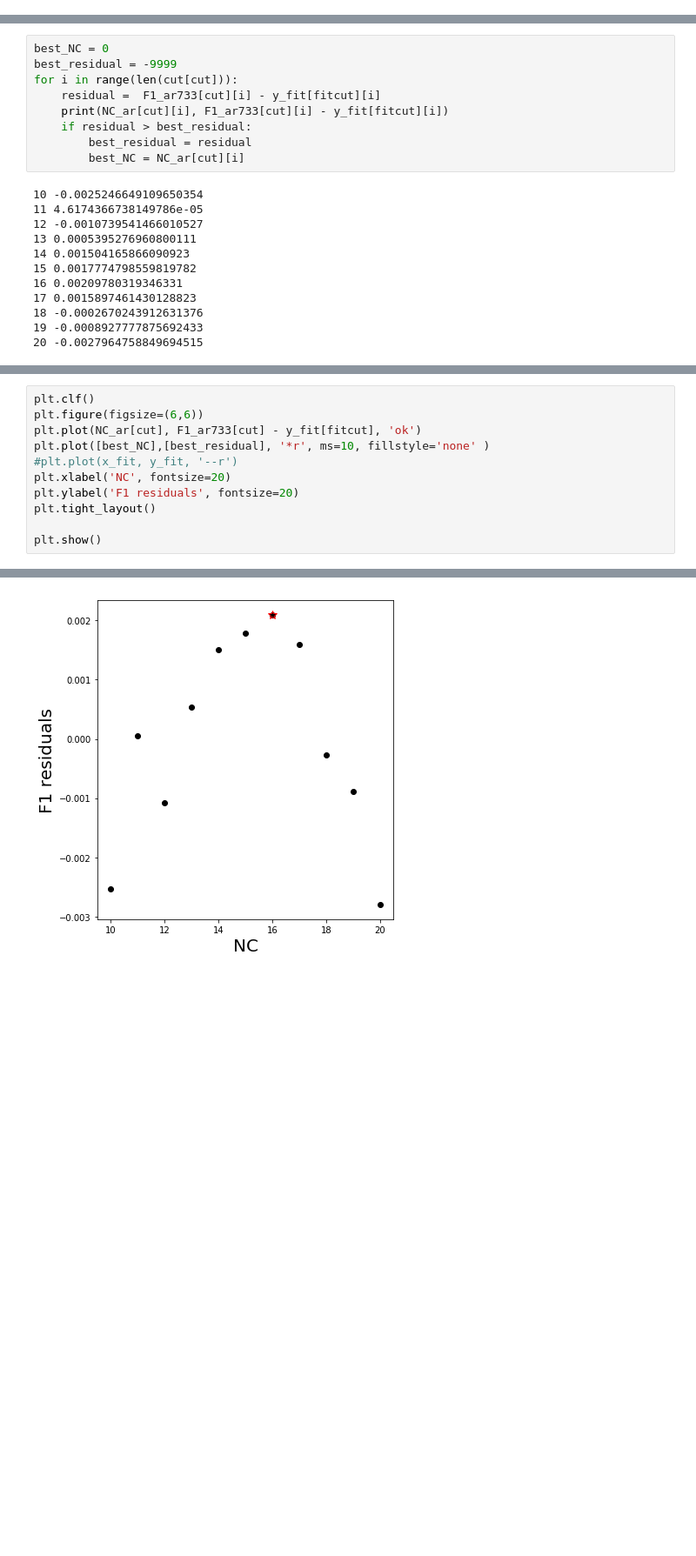
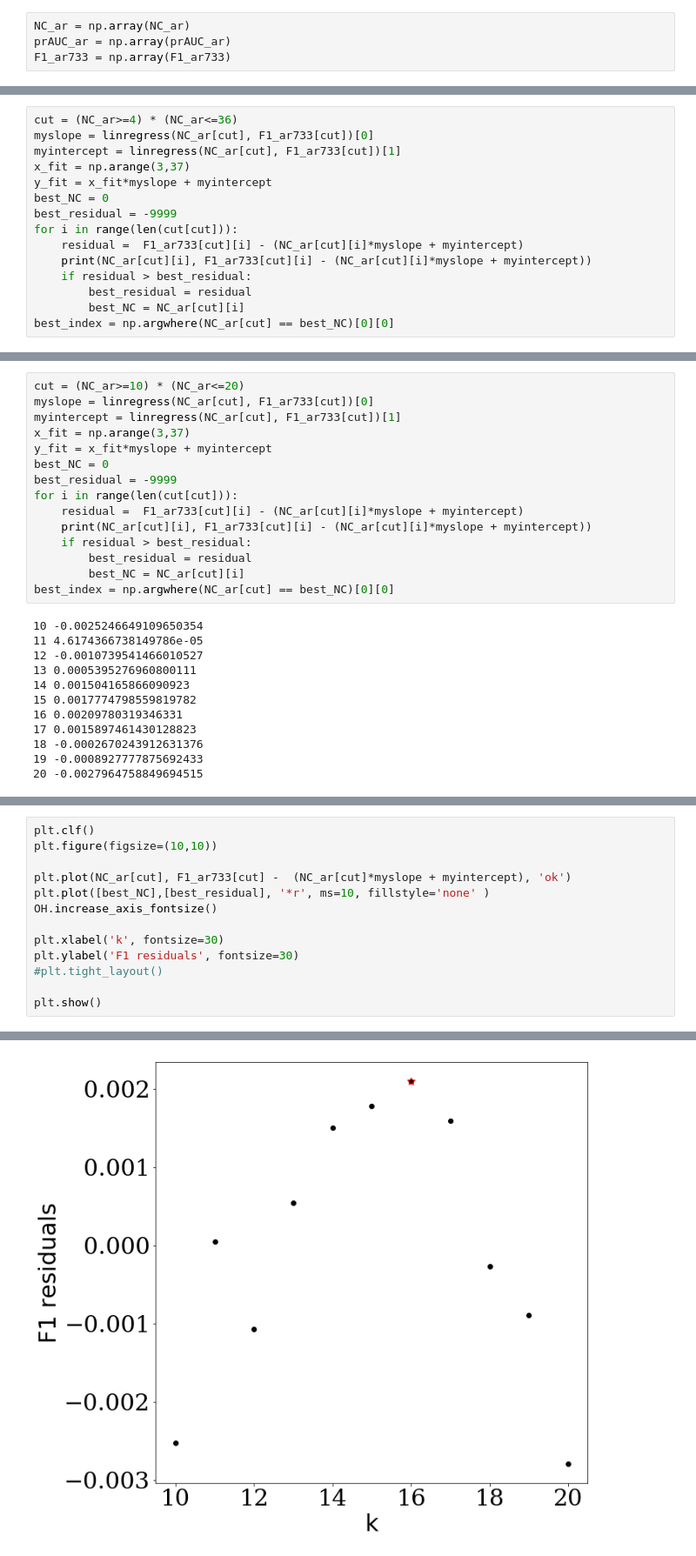
Before and after one commit to Altius/Vocabulary, a Jupyter notebook: notebooks/OONMF how we chose 16 components - unsupervised metrics.ipynb, the cells around one changed output, grey strips where cells are left out. Shown at 87% size. Saved outputs shown, nothing was run; the diff lists cells and outputs as text; blank space fills up the shorter version.

```diff
--- a/notebooks/OONMF how we chose 16 components - unsupervised metrics.ipynb
+++ b/notebooks/OONMF how we chose 16 components - unsupervised metrics.ipynb
@@ -140,0 +132,4 @@ fitcut = (x_fit>=10) * (x_fit<=20)
+# %%
+NC_ar = np.array(NC_ar)
+prAUC_ar = np.array(prAUC_ar)
+F1_ar733 = np.array(F1_ar733)
@@ -140,0 +234,15 @@ fitcut = (x_fit>=10) * (x_fit<=20)
+# %%
+cut = (NC_ar>=4) * (NC_ar<=36)
+myslope = linregress(NC_ar[cut], F1_ar733[cut])[0]
+myintercept = linregress(NC_ar[cut], F1_ar733[cut])[1]
+x_fit = np.arange(3,37)
+y_fit = x_fit*myslope + myintercept
+best_NC = 0
+best_residual = -9999
+for i in range(len(cut[cut])):
+    residual =  F1_ar733[cut][i] - (NC_ar[cut][i]*myslope + myintercept)
+    print(NC_ar[cut][i], F1_ar733[cut][i] - (NC_ar[cut][i]*myslope + myintercept))
+    if residual > best_residual:
+        best_residual = residual
+        best_NC = NC_ar[cut][i]
+best_index = np.argwhere(NC_ar[cut] == best_NC)[0][0]
@@ -154,12 +285,18 @@ plt.show()
 # %%
+cut = (NC_ar>=10) * (NC_ar<=20)
+myslope = linregress(NC_ar[cut], F1_ar733[cut])[0]
+myintercept = linregress(NC_ar[cut], F1_ar733[cut])[1]
+x_fit = np.arange(3,37)
+y_fit = x_fit*myslope + myintercept
 best_NC = 0
 best_residual = -9999
 for i in range(len(cut[cut])):
-    residual =  F1_ar733[cut][i] - y_fit[fitcut][i]
-    print(NC_ar[cut][i], F1_ar733[cut][i] - y_fit[fitcut][i])
+    residual =  F1_ar733[cut][i] - (NC_ar[cut][i]*myslope + myintercept)
+    print(NC_ar[cut][i], F1_ar733[cut][i] - (NC_ar[cut][i]*myslope + myintercept))
     if residual > best_residual:
         best_residual = residual
         best_NC = NC_ar[cut][i]
+best_index = np.argwhere(NC_ar[cut] == best_NC)[0][0]
 # %% [output]
 10 -0.0025246649109650354
 11 4.6174366738149786e-05
@@ -183,14 +312,16 @@ best_residual
 # %%
 plt.clf()
-plt.figure(figsize=(6,6))
-plt.plot(NC_ar[cut], F1_ar733[cut] - y_fit[fitcut], 'ok')
+plt.figure(figsize=(10,10))
+
+plt.plot(NC_ar[cut], F1_ar733[cut] -  (NC_ar[cut]*myslope + myintercept), 'ok')
 plt.plot([best_NC],[best_residual], '*r', ms=10, fillstyle='none' )
-#plt.plot(x_fit, y_fit, '--r')
-plt.xlabel('NC', fontsize=20)
-plt.ylabel('F1 residuals', fontsize=20)
-plt.tight_layout()
+OH.increase_axis_fontsize()
+
+plt.xlabel('k', fontsize=30)
+plt.ylabel('F1 residuals', fontsize=30)
+#plt.tight_layout()
 
 plt.show()
 # %% [output]
 <Figure size 432x288 with 0 Axes>
-[figure, old version]
+[figure, new version]
```
Also changed, not shown: parts of 28 cells of this notebook.
